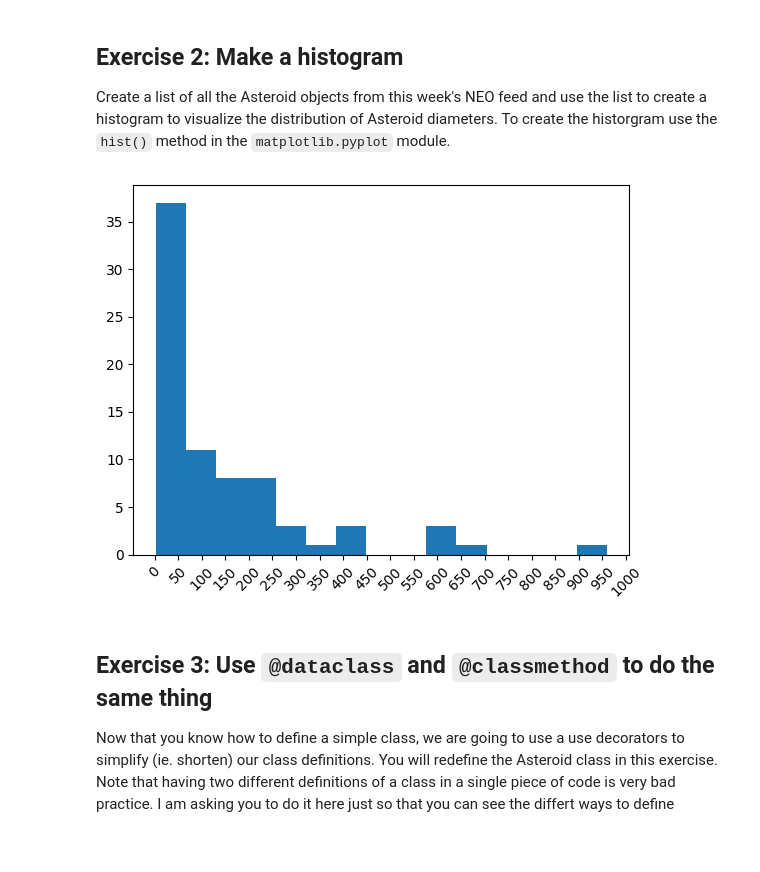
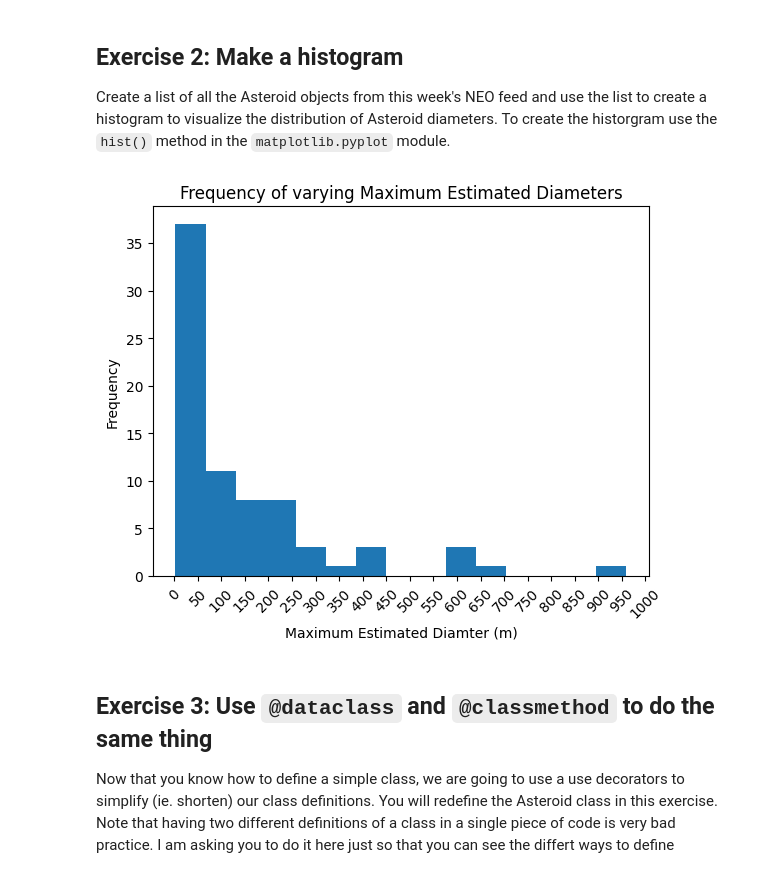
Before and after one commit to Mathias1232/comp215, a Jupyter notebook: labs/lab03-classes.ipynb, the cells around one changed output. Saved outputs shown, nothing was run; the diff lists cells and outputs as text; code cells hidden in the pictures; blank space fills up the shorter version.

```diff
--- a/labs/lab03-classes.ipynb
+++ b/labs/lab03-classes.ipynb
@@ -90,22 +90,25 @@ Create a list of all the Asteroid objects from this week's NEO feed and use the
 # %%
 # Ex. 2 your code here
 today = str(datetime.date.today())
 neosList = get_neos(today)
 listAsteroid = []
 for item in neosList:
   id = item['id']
   name = item['name']
   diameter = item['estimated_diameter']['meters']['estimated_diameter_max']
   hazardous = item['is_potentially_hazardous_asteroid']
   listAsteroid.append(Asteroid(id, name, diameter, hazardous))
 
 x = [item.diameter for item in listAsteroid]
 
 plt.hist(x, bins=15)
 plt.xticks(range(0, 1050, 50), range(0, 1050, 50), rotation=45)
+plt.xlabel('Maximum Estimated Diamter (m)')
+plt.ylabel('Frequency')
+plt.title('Frequency of varying Maximum Estimated Diameters')
 plt.show()
 # %% [output]
-[figure, old version]
+[figure, new version]
 # %% [markdown]
 ## Exercise 3: Use `@dataclass` and `@classmethod` to do the same thing
 
```
Also changed, not shown: parts of 1 cell of this notebook.
